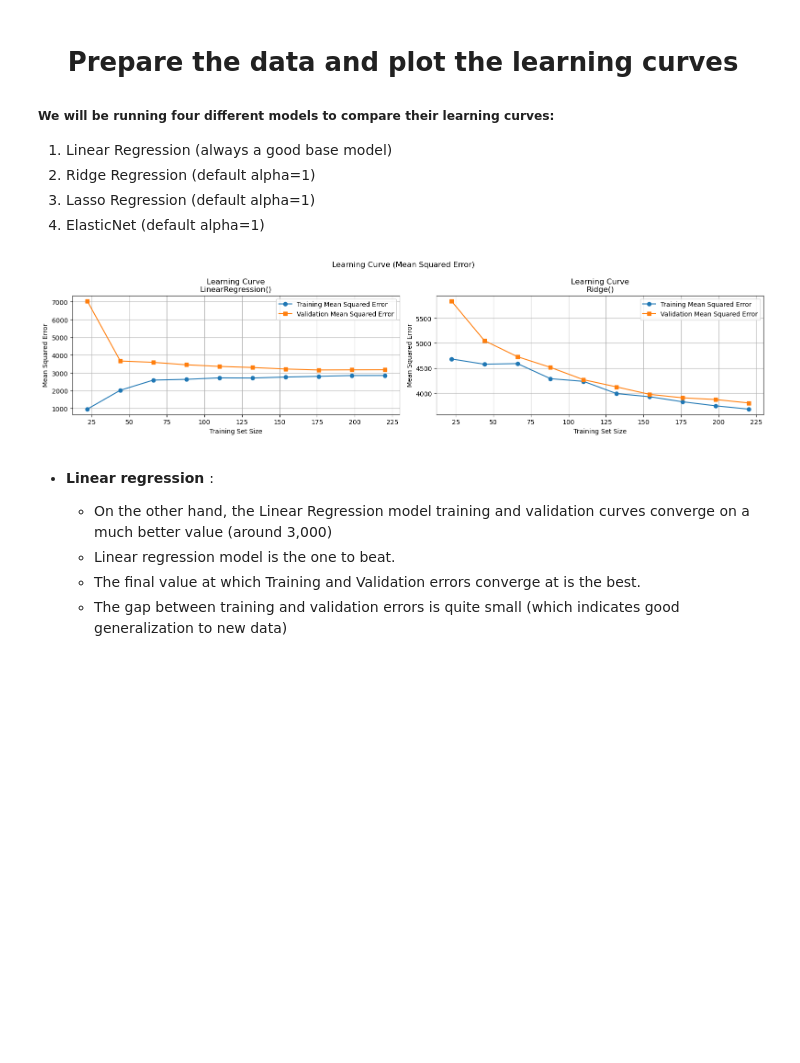
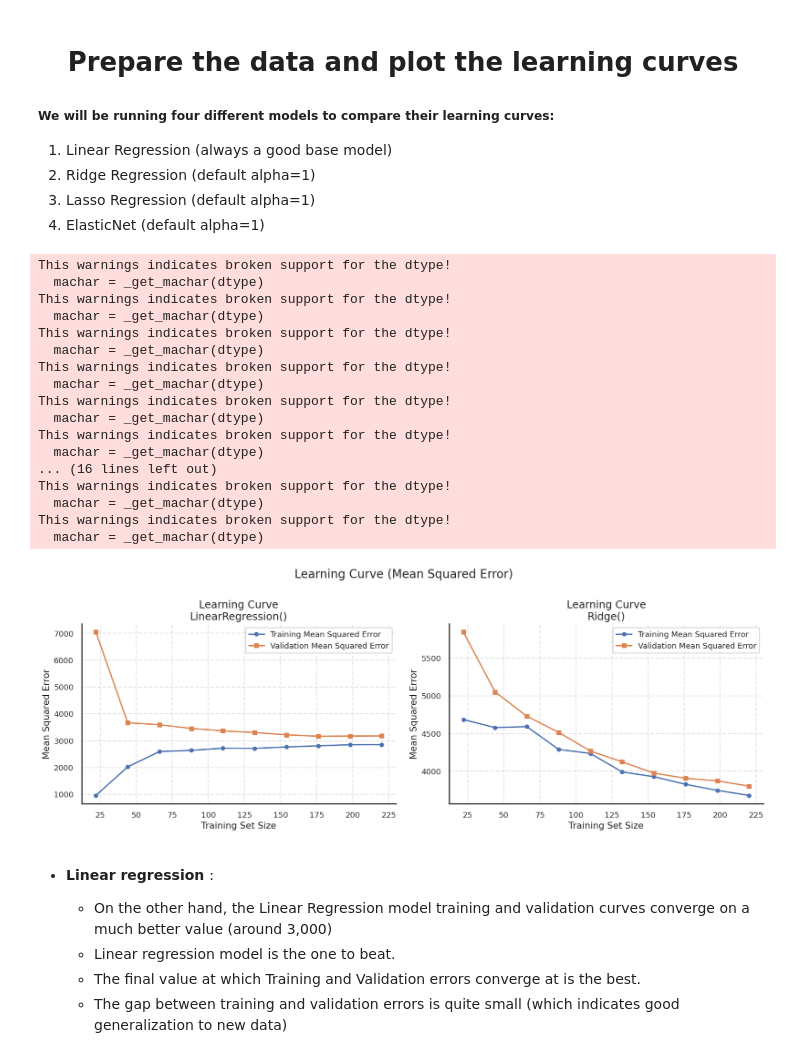
Before and after one commit to MustafaAdam/ml, a Jupyter notebook: custom models/learning_validation_curve.ipynb, the cells around one changed output. Saved outputs shown, nothing was run; the diff lists cells and outputs as text; code cells hidden in the pictures; blank space fills up the shorter version.

```diff
--- a/custom models/learning_validation_curve.ipynb
+++ b/custom models/learning_validation_curve.ipynb
@@ -131,18 +184,35 @@ from sklearn.linear_model import LinearRegression, Lasso, ElasticNet, Ridge
 lr = LinearRegression()
 ridge = Ridge()
 # %%
-figure, axes = plt.subplots(1, 2, figsize=(16, 4))
+figure, axes = plt.subplots(1, 2, figsize=(16, 6))
 axes = axes.flatten()
 
 plot_learning_curve(lr, X_train, y_train, scoring='neg_mean_squared_error',
                     ax=axes[0], label='Mean Squared Error')
 plot_learning_curve(ridge, X_train, y_train, scoring='neg_mean_squared_error',
                     ax=axes[1], label='Mean Squared Error')
 
 figure.suptitle('Learning Curve (Mean Squared Error)')
 plt.tight_layout()
 # %% [output]
+This warnings indicates broken support for the dtype!
+  machar = _get_machar(dtype)
+This warnings indicates broken support for the dtype!
+  machar = _get_machar(dtype)
+This warnings indicates broken support for the dtype!
+  machar = _get_machar(dtype)
+This warnings indicates broken support for the dtype!
+  machar = _get_machar(dtype)
+This warnings indicates broken support for the dtype!
+  machar = _get_machar(dtype)
+This warnings indicates broken support for the dtype!
+  machar = _get_machar(dtype)
+... (16 lines left out)
+This warnings indicates broken support for the dtype!
+  machar = _get_machar(dtype)
+This warnings indicates broken support for the dtype!
+  machar = _get_machar(dtype)
-[figure, old version]
+[figure, new version]
 # %% [markdown]
 * <b> Linear regression </b>:
     - On the other hand, the Linear Regression model training and validation curves converge on a much better value (around 3,000)
```
Also changed, not shown: parts of 11 cells of this notebook, 2 other files.
